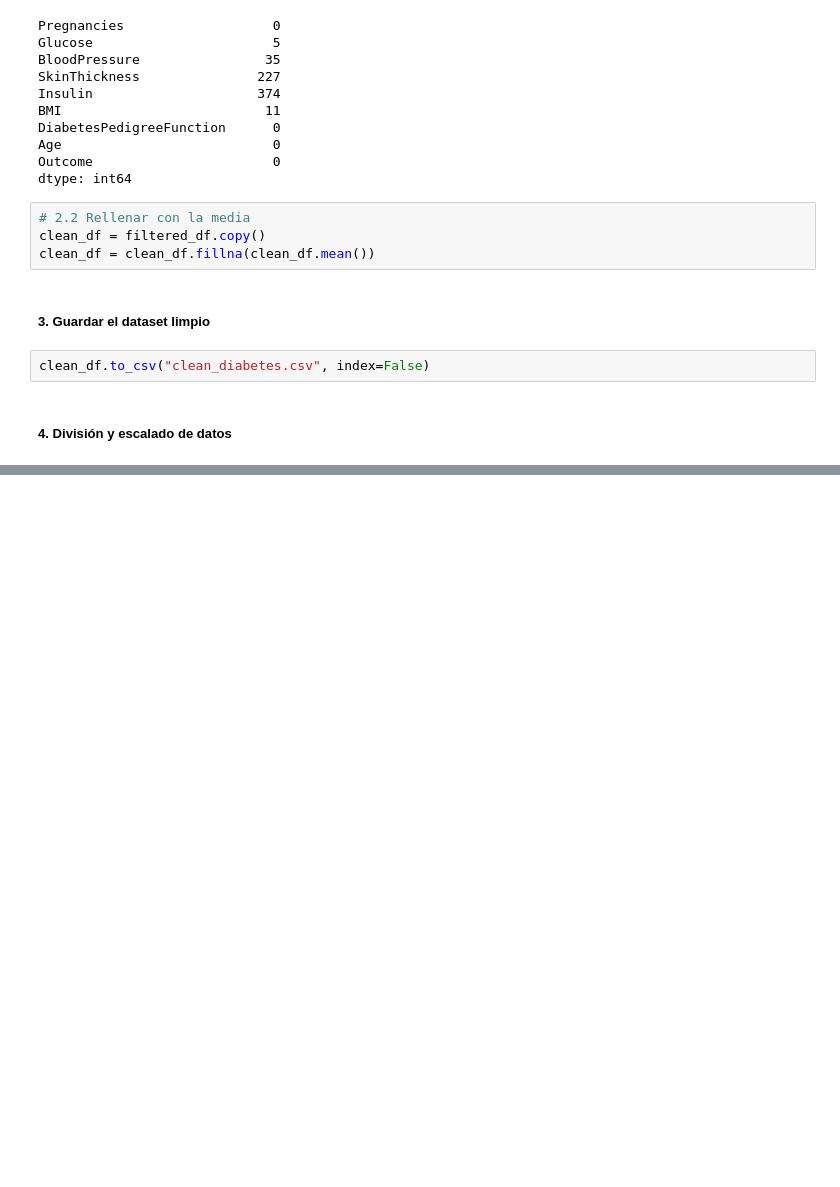
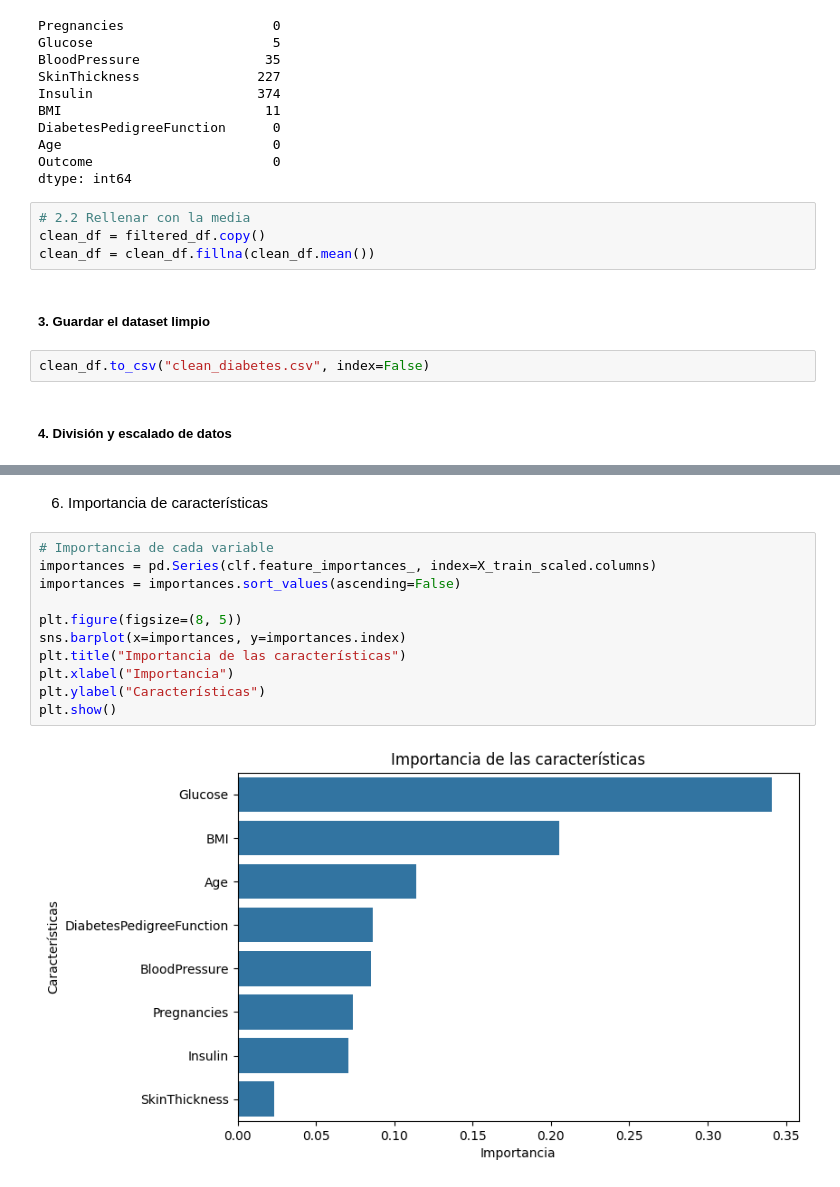
Before and after one commit to 4GeeksAcademy/iddalycastro-eda, a Jupyter notebook: src/04-eda-decision-tree.ipynb, the cells around one changed output, grey strips where cells are left out. Saved outputs shown, nothing was run; the diff lists cells and outputs as text; blank space fills up the shorter version.

```diff
--- a/src/04-eda-decision-tree.ipynb
+++ b/src/04-eda-decision-tree.ipynb
@@ -200,0 +327,15 @@ X_test_norm = pd.DataFrame(scaler.transform(X_test), columns=variables, index=X_
+# %% [markdown]
+6. Importancia de características
+# %%
+# Importancia de cada variable
+importances = pd.Series(clf.feature_importances_, index=X_train_scaled.columns)
+importances = importances.sort_values(ascending=False)
+
+plt.figure(figsize=(8, 5))
+sns.barplot(x=importances, y=importances.index)
+plt.title("Importancia de las características")
+plt.xlabel("Importancia")
+plt.ylabel("Características")
+plt.show()
+# %% [output]
+[figure, added]
```
Also changed, not shown: parts of 18 cells of this notebook, 1 other file.
